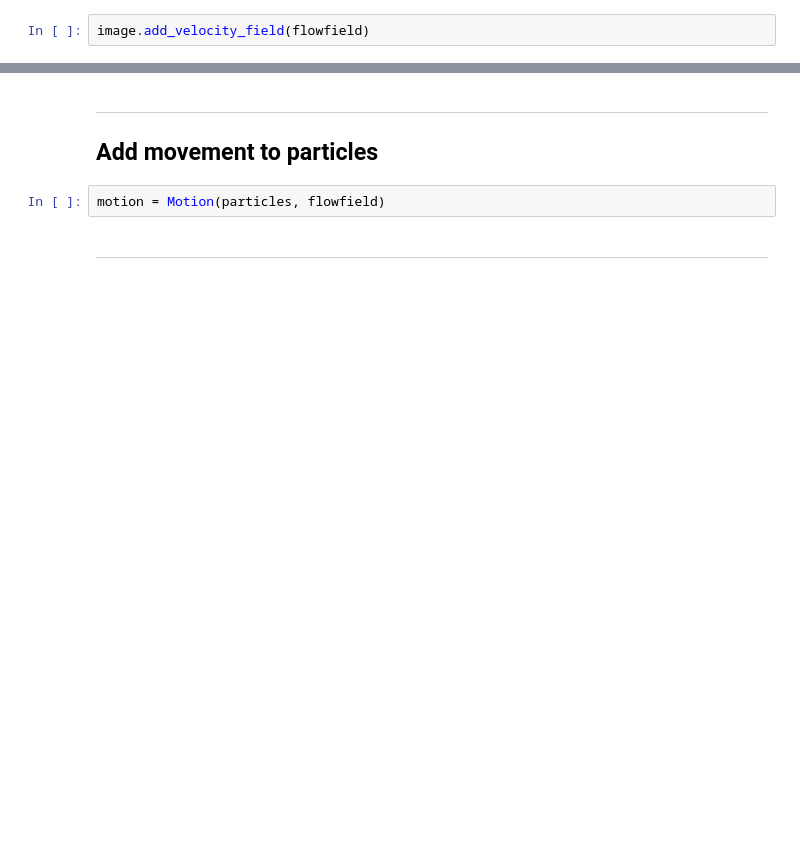
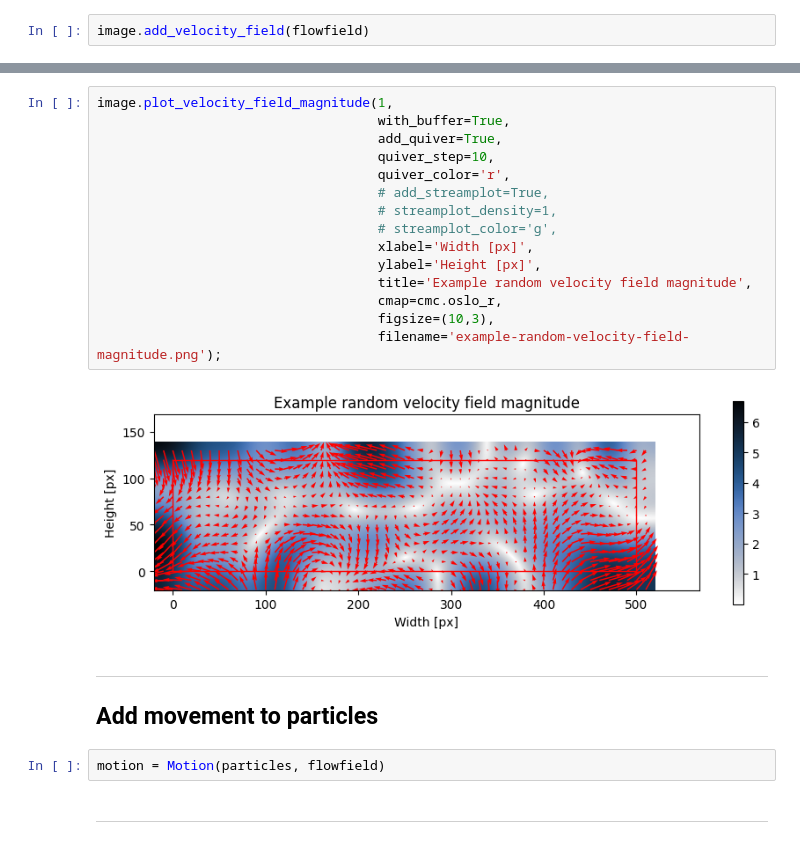
Before and after one commit to kamilazdybal/pykitPIV, a Jupyter notebook: jupyter-notebooks/debugging.ipynb, the cells around one changed output, grey strips where cells are left out. Saved outputs shown, nothing was run; the diff lists cells and outputs as text; blank space fills up the shorter version.

```diff
--- a/jupyter-notebooks/debugging.ipynb
+++ b/jupyter-notebooks/debugging.ipynb
@@ -127,3 +128,20 @@ image.plot_velocity_field_magnitude(1,
+# %%
+image.plot_velocity_field_magnitude(1,
+                                    with_buffer=True,
+                                    add_quiver=True,
+                                    quiver_step=10,
+                                    quiver_color='r',
+                                    # add_streamplot=True,
+                                    # streamplot_density=1,
+                                    # streamplot_color='g',
+                                    xlabel='Width [px]',
+                                    ylabel='Height [px]',
+                                    title='Example random velocity field magnitude',
+                                    cmap=cmc.oslo_r,
+                                    figsize=(10,3),
+                                    filename='example-random-velocity-field-magnitude.png');
+# %% [output]
+[figure, added]
 # %% [markdown]
 ***
 
```
Also changed, not shown: parts of 4 cells of this notebook, 4 other files.
